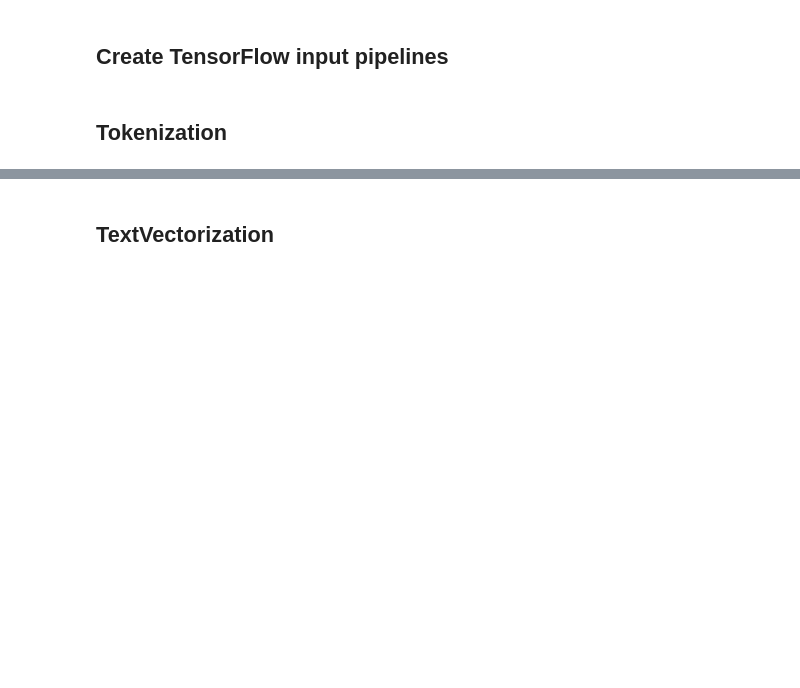
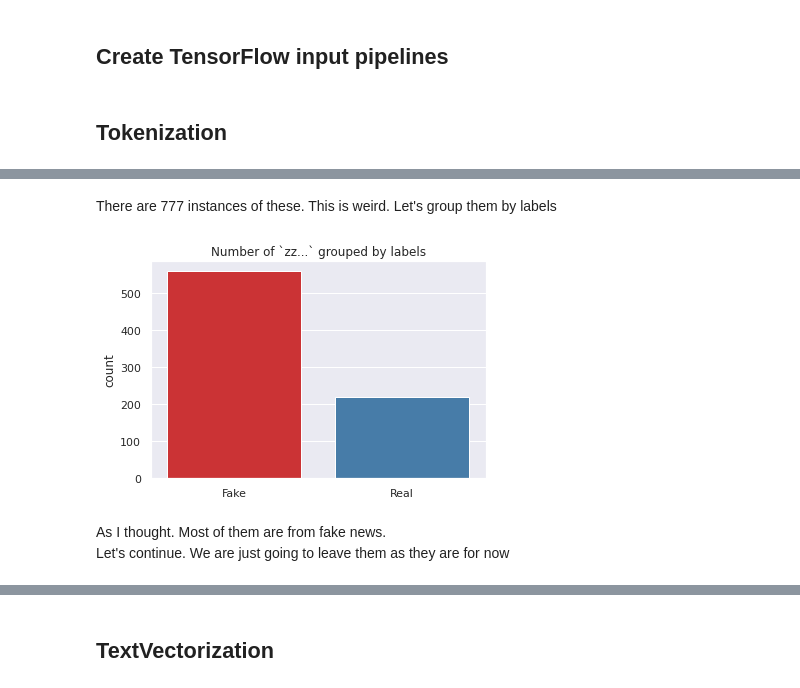
Before and after one commit to NikkiSatmaka/fake-news-identifier, a Jupyter notebook: h8dsft_Milestone2P2_nikki_satmaka.ipynb, the cells around one changed output, grey strips where cells are left out. Drawn from its saved outputs; the diff is of its cells as text; code cells hidden in the pictures; blank space fills up the shorter version.

```diff
--- a/h8dsft_Milestone2P2_nikki_satmaka.ipynb
+++ b/h8dsft_Milestone2P2_nikki_satmaka.ipynb
@@ -523,3 +826,21 @@ print(list(Vectorize.vocabulary_.keys())[:10])
+# %% [markdown]
+There are 777 instances of these. This is weird. Let's group them by labels
+# %%
+# searching for text which contains `zz....`
+plt.figure(figsize=(6, 4))
+sns.countplot(
+    data=df_train[df_train['text'].str.contains(r'(z{2,})', regex=True)],
+    x='label'
+)
+plt.title('Number of `zz...` grouped by labels')
+plt.xlabel(None)
+plt.xticks([0, 1], ['Fake', 'Real'])
+plt.show()
+# %% [output]
+[figure, added]
+# %% [markdown]
+As I thought. Most of them are from fake news.\
+Let's continue. We are just going to leave them as they are for now
 # %%
 # define percentage of vocab to include
 pct_vocab = 0.75
```
Also changed, not shown: parts of 94 cells of this notebook, 1 other file.
